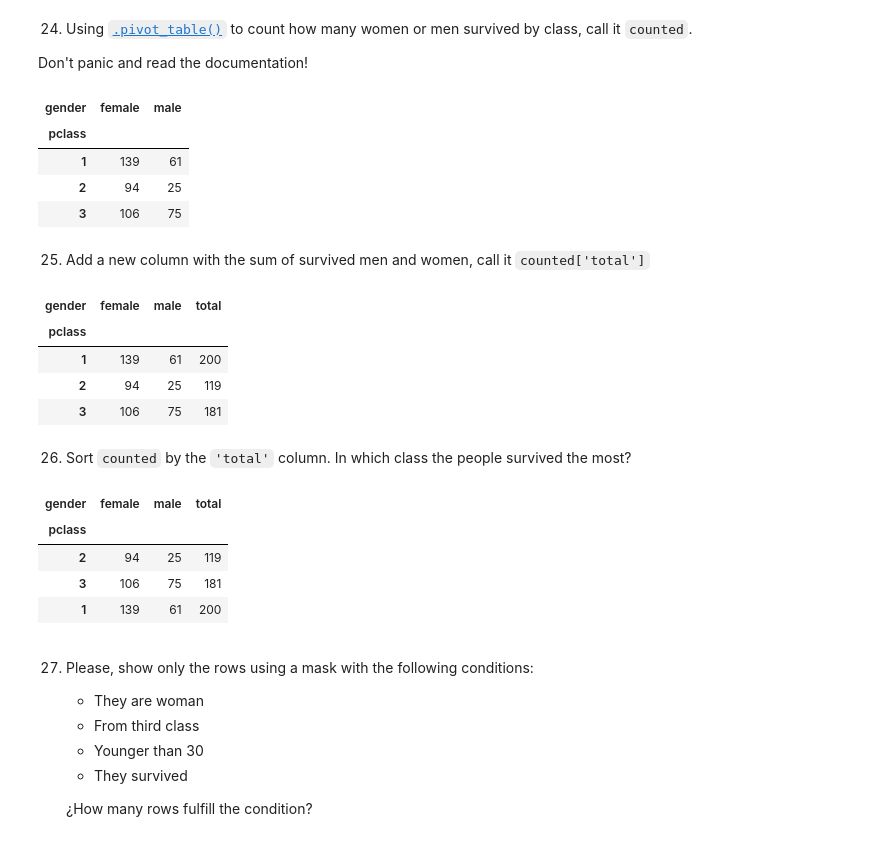
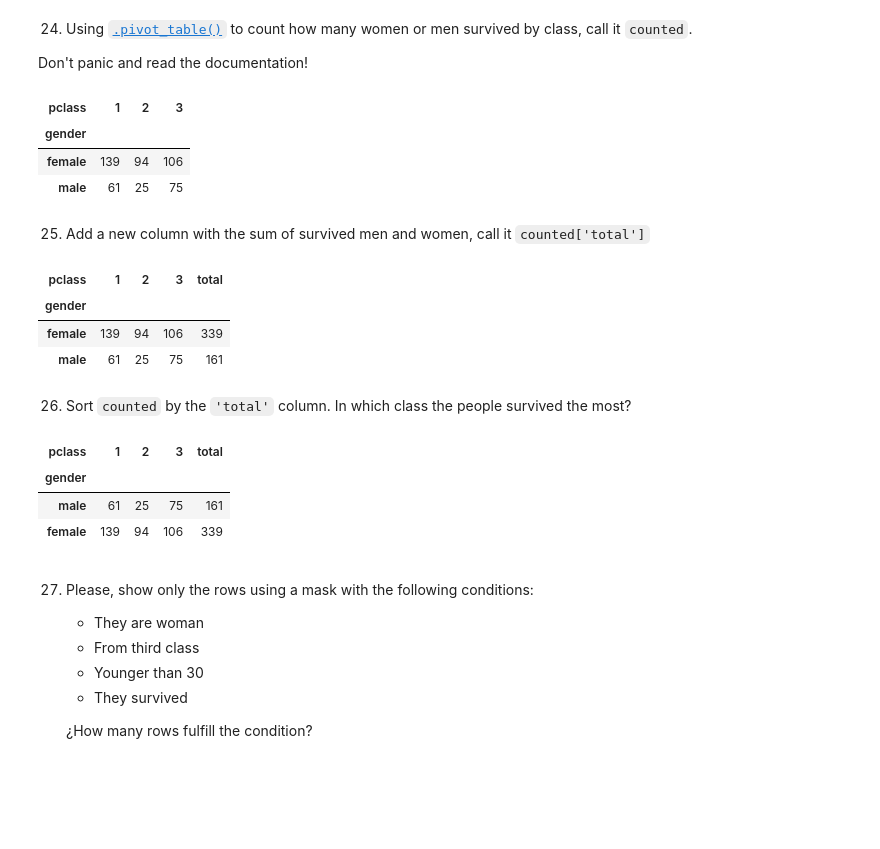
Before and after one commit to Varushet/Data_Science, a Jupyter notebook: 2-Data_Analysis/2-Pandas/Practica/7-Titanic/Titanic-exercise_resuelto.ipynb, the cells around one changed output. Saved outputs shown, nothing was run; the diff lists cells and outputs as text; code cells hidden in the pictures; blank space fills up the shorter version.

```diff
--- a/2-Data_Analysis/2-Pandas/Practica/7-Titanic/Titanic-exercise_resuelto.ipynb
+++ b/2-Data_Analysis/2-Pandas/Practica/7-Titanic/Titanic-exercise_resuelto.ipynb
@@ -400,39 +404,36 @@ Don't panic and read the documentation!
 # %%
 counted = titanic.pivot_table(
     values='survived',
-    index='pclass',
-    columns='gender',
+    index='gender',
+    columns='pclass',
     aggfunc='sum'
 )
 counted
 # %% [output]
-| gender | female | male |
-| pclass |  |  |
-| 1 | 139 | 61 |
-| 2 | 94 | 25 |
-| 3 | 106 | 75 |
+| pclass | 1 | 2 | 3 |
+| gender |  |  |  |
+| female | 139 | 94 | 106 |
+| male | 61 | 25 | 75 |
 # %% [markdown]
 25. Add a new column with the sum of survived men and women, call it `counted['total']`
 # %%
 counted['total'] = counted.sum(axis=1)
 counted
 # %% [output]
-| gender | female | male | total |
-| pclass |  |  |  |
-| 1 | 139 | 61 | 200 |
-| 2 | 94 | 25 | 119 |
-| 3 | 106 | 75 | 181 |
+| pclass | 1 | 2 | 3 | total |
+| gender |  |  |  |  |
+| female | 139 | 94 | 106 | 339 |
+| male | 61 | 25 | 75 | 161 |
 # %% [markdown]
 26. Sort `counted` by the `'total'` column. In which class the people survived the most?
 # %%
 counted_sorted = counted.sort_values('total')
 counted_sorted
 # %% [output]
-| gender | female | male | total |
-| pclass |  |  |  |
-| 2 | 94 | 25 | 119 |
-| 3 | 106 | 75 | 181 |
-| 1 | 139 | 61 | 200 |
+| pclass | 1 | 2 | 3 | total |
+| gender |  |  |  |  |
+| male | 61 | 25 | 75 | 161 |
+| female | 139 | 94 | 106 | 339 |
 # %% [markdown]
 27. Please, show only the rows using a mask with the following conditions:
     - They are woman
```
Also changed, not shown: parts of 6 cells of this notebook.
